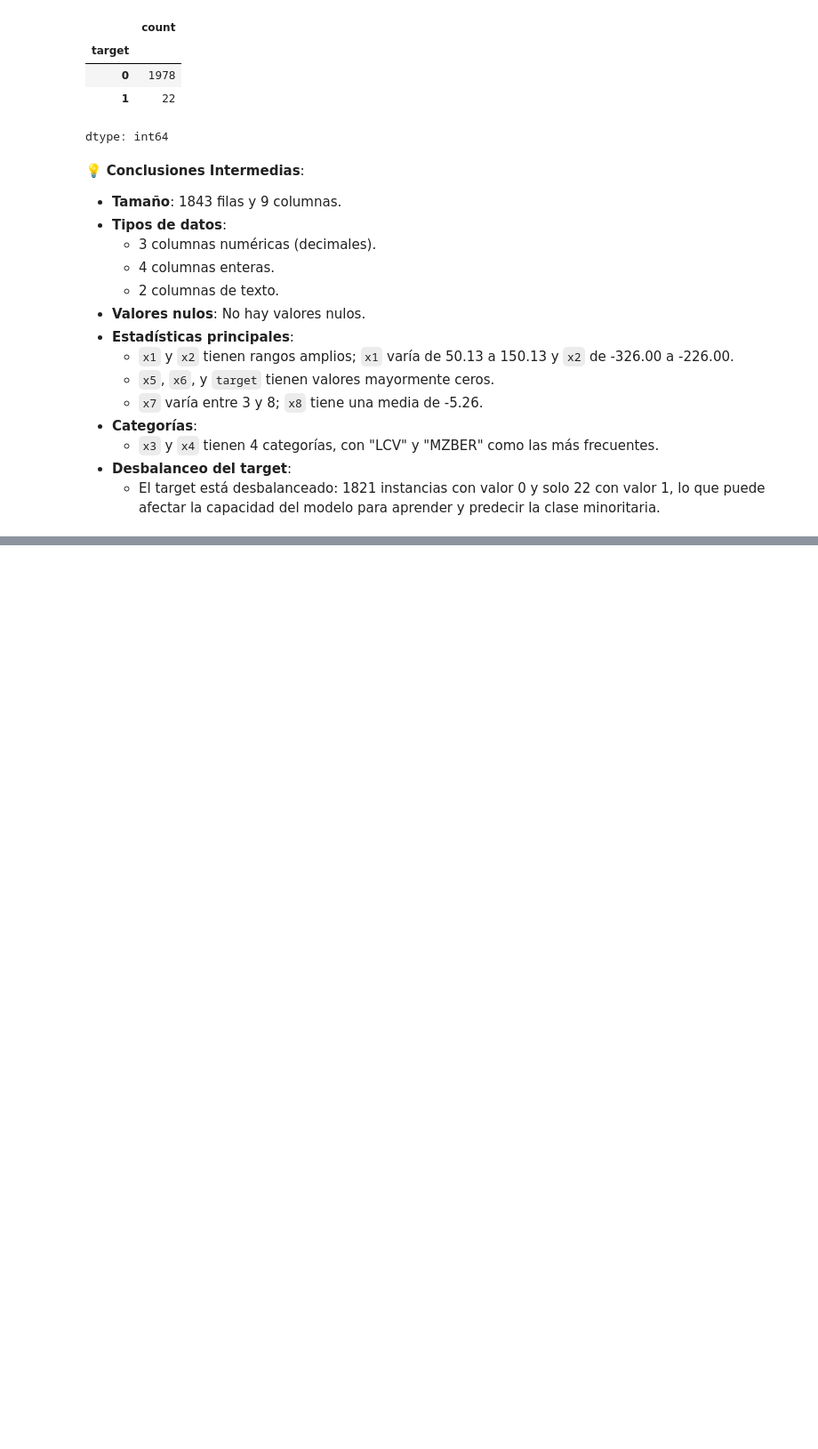
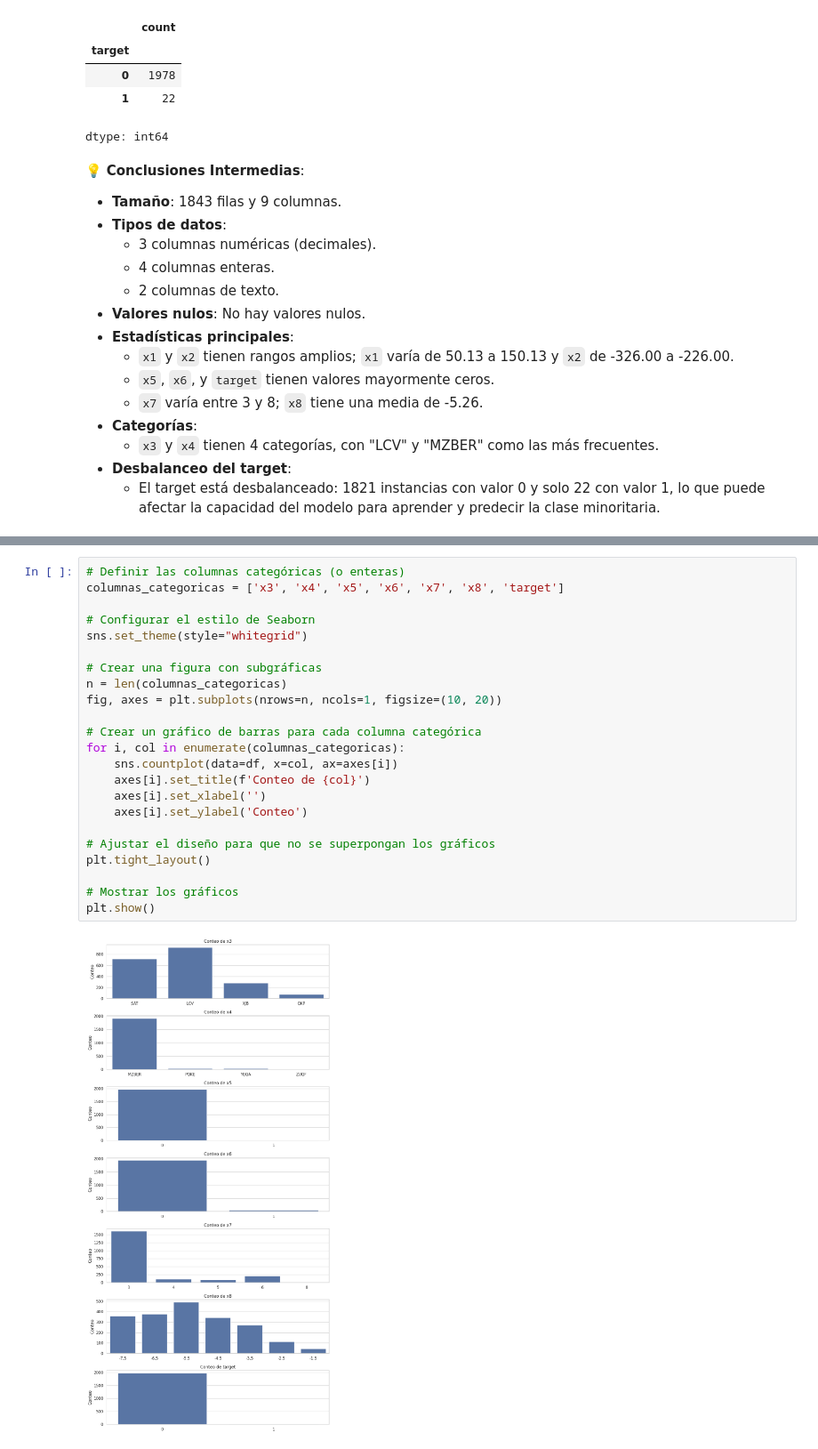
Before and after one commit to vcanalesp/ds_caja_andes, a Jupyter notebook: code/solution.ipynb, the cells around one changed output, grey strips where cells are left out. Shown at 89% size. Saved outputs shown, nothing was run; the diff lists cells and outputs as text; blank space fills up the shorter version.

```diff
--- a/code/solution.ipynb
+++ b/code/solution.ipynb
@@ -735,0 +188,25 @@ results_df
+# %%
+# Definir las columnas categóricas (o enteras)
+columnas_categoricas = ['x3', 'x4', 'x5', 'x6', 'x7', 'x8', 'target']
+
+# Configurar el estilo de Seaborn
+sns.set_theme(style="whitegrid")
+
+# Crear una figura con subgráficas
+n = len(columnas_categoricas)
+fig, axes = plt.subplots(nrows=n, ncols=1, figsize=(10, 20))
+
+# Crear un gráfico de barras para cada columna categórica
+for i, col in enumerate(columnas_categoricas):
+    sns.countplot(data=df, x=col, ax=axes[i])
+    axes[i].set_title(f'Conteo de {col}')
+    axes[i].set_xlabel('')
+    axes[i].set_ylabel('Conteo')
+
+# Ajustar el diseño para que no se superpongan los gráficos
+plt.tight_layout()
+
+# Mostrar los gráficos
+plt.show()
+# %% [output]
+[figure, added]
```
Also changed, not shown: parts of 74 cells of this notebook.
